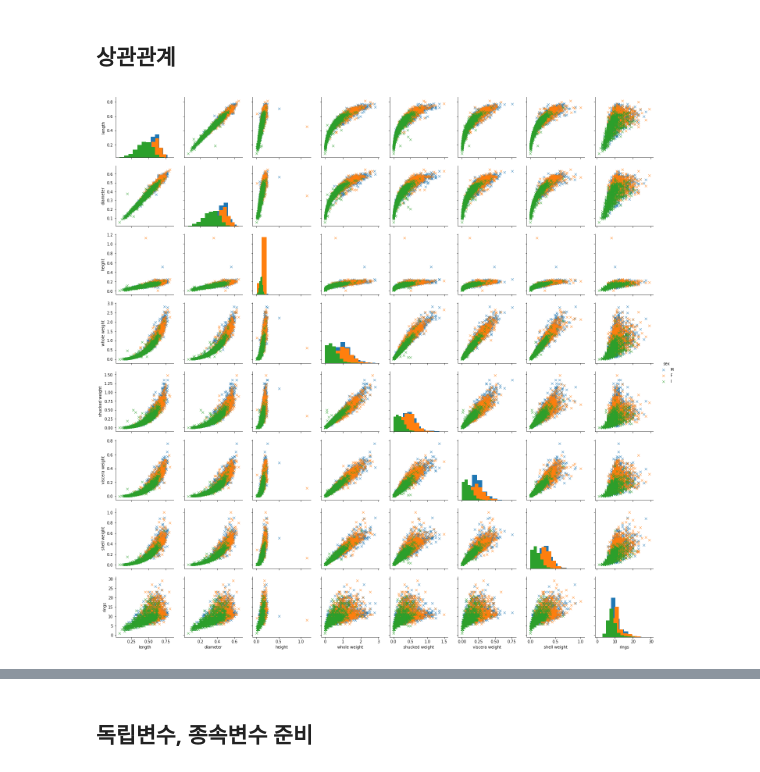
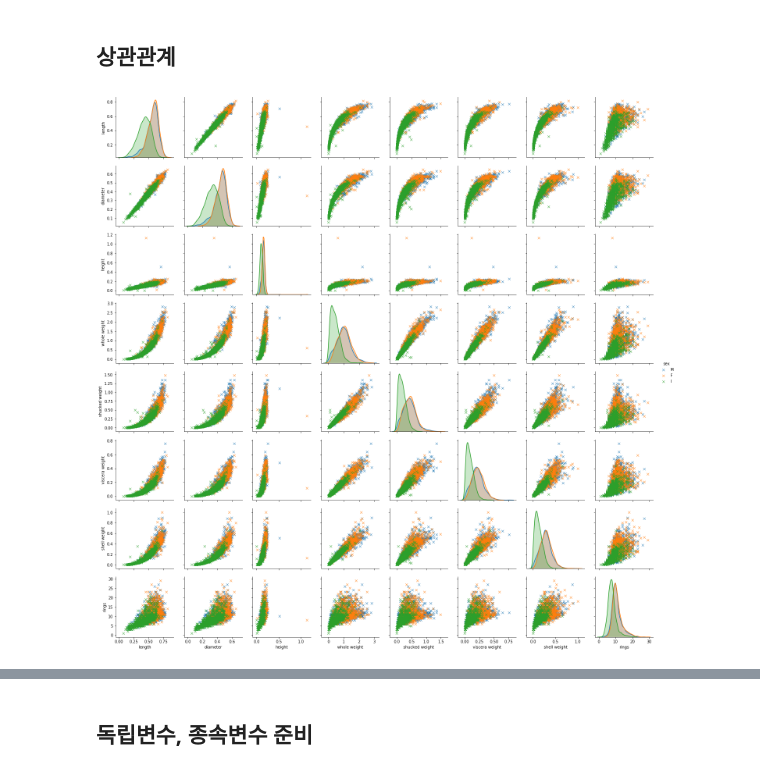
Before and after one commit to HeegeePark/MyStudySpace, a Jupyter notebook: 2019-2/BigData_Spark/src/ds7_regression.ipynb, the cells around one changed output, grey strips where cells are left out. Saved outputs shown, nothing was run; the diff lists cells and outputs as text; code cells hidden in the pictures.

```diff
--- a/2019-2/BigData_Spark/src/ds7_regression.ipynb
+++ b/2019-2/BigData_Spark/src/ds7_regression.ipynb
@@ -696,10 +717,10 @@ abalone.describe()
 # %%
 %matplotlib inline
 import matplotlib.pyplot as plt
 import seaborn as sns
-sns.pairplot(abalone, hue='sex', markers='x', diag_kind='hist')
+sns.pairplot(abalone, hue='sex', markers='x', diag_kind='auto')
 plt.show()
 # %% [output]
-[figure, old version]
+[figure, new version]
 # %%
 %matplotlib inline
```
Also changed, not shown: parts of 68 cells of this notebook, 4 other files.
